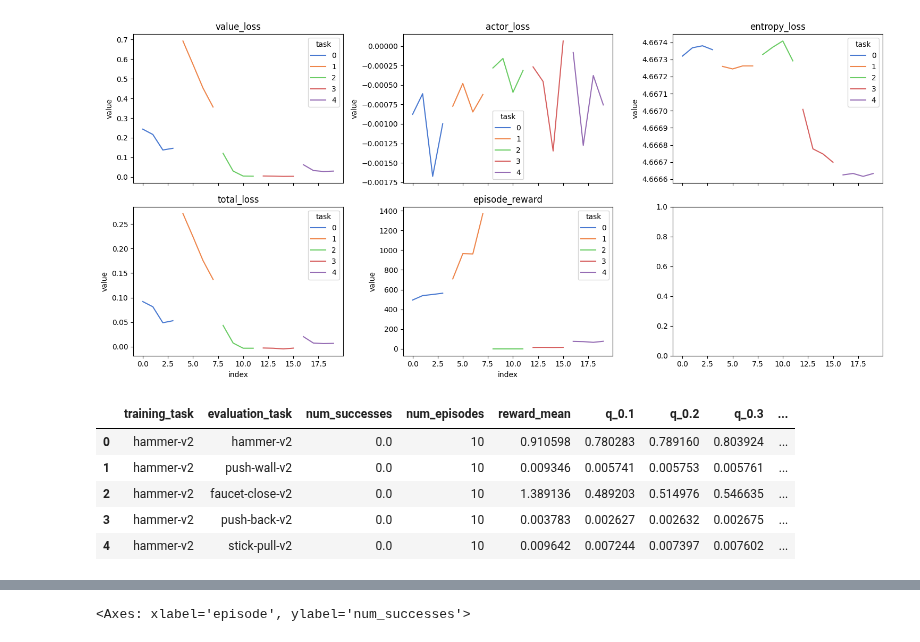
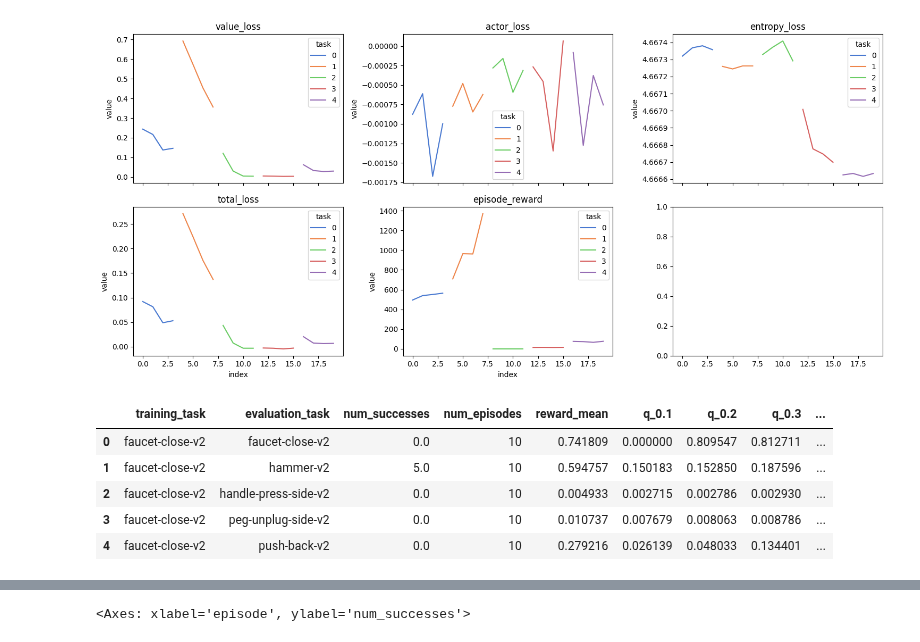
Before and after one commit to gdubbs100/right_left_brain_rl, a Jupyter notebook: continual_training_test.ipynb, the cells around one changed output, grey strips where cells are left out. Saved outputs shown, nothing was run; the diff lists cells and outputs as text; code cells hidden in the pictures.

```diff
--- a/continual_training_test.ipynb
+++ b/continual_training_test.ipynb
@@ -254,13 +177,13 @@ plt.show()
 # %% [output]
 [figure]
 # %%
-results = pd.read_csv('test_logs/dummy__28:12_14:51:18/results.csv')
+results = pd.read_csv('test_logs/dummy__03:01_12:26:16/results.csv')
 results.loc[:,'is_training_task'] = results.loc[:,'training_task'] == results.loc[:,'evaluation_task']
 results.head()
 # %% [output]
 |  | training_task | evaluation_task | num_successes | num_episodes | reward_mean | q_0.1 | q_0.2 | q_0.3 | ... |
-| 0 | hammer-v2 | hammer-v2 | 0.0 | 10 | 0.910598 | 0.780283 | 0.789160 | 0.803924 | ... |
-| 1 | hammer-v2 | push-wall-v2 | 0.0 | 10 | 0.009346 | 0.005741 | 0.005753 | 0.005761 | ... |
-| 2 | hammer-v2 | faucet-close-v2 | 0.0 | 10 | 1.389136 | 0.489203 | 0.514976 | 0.546635 | ... |
-| 3 | hammer-v2 | push-back-v2 | 0.0 | 10 | 0.003783 | 0.002627 | 0.002632 | 0.002675 | ... |
-| 4 | hammer-v2 | stick-pull-v2 | 0.0 | 10 | 0.009642 | 0.007244 | 0.007397 | 0.007602 | ... |
+| 0 | faucet-close-v2 | faucet-close-v2 | 0.0 | 10 | 0.741809 | 0.000000 | 0.809547 | 0.812711 | ... |
+| 1 | faucet-close-v2 | hammer-v2 | 5.0 | 10 | 0.594757 | 0.150183 | 0.152850 | 0.187596 | ... |
+| 2 | faucet-close-v2 | handle-press-side-v2 | 0.0 | 10 | 0.004933 | 0.002715 | 0.002786 | 0.002930 | ... |
+| 3 | faucet-close-v2 | peg-unplug-side-v2 | 0.0 | 10 | 0.010737 | 0.007679 | 0.008063 | 0.008786 | ... |
+| 4 | faucet-close-v2 | push-back-v2 | 0.0 | 10 | 0.279216 | 0.026139 | 0.048033 | 0.134401 | ... |
```
Also changed, not shown: parts of 12 cells of this notebook, 2 other files.
